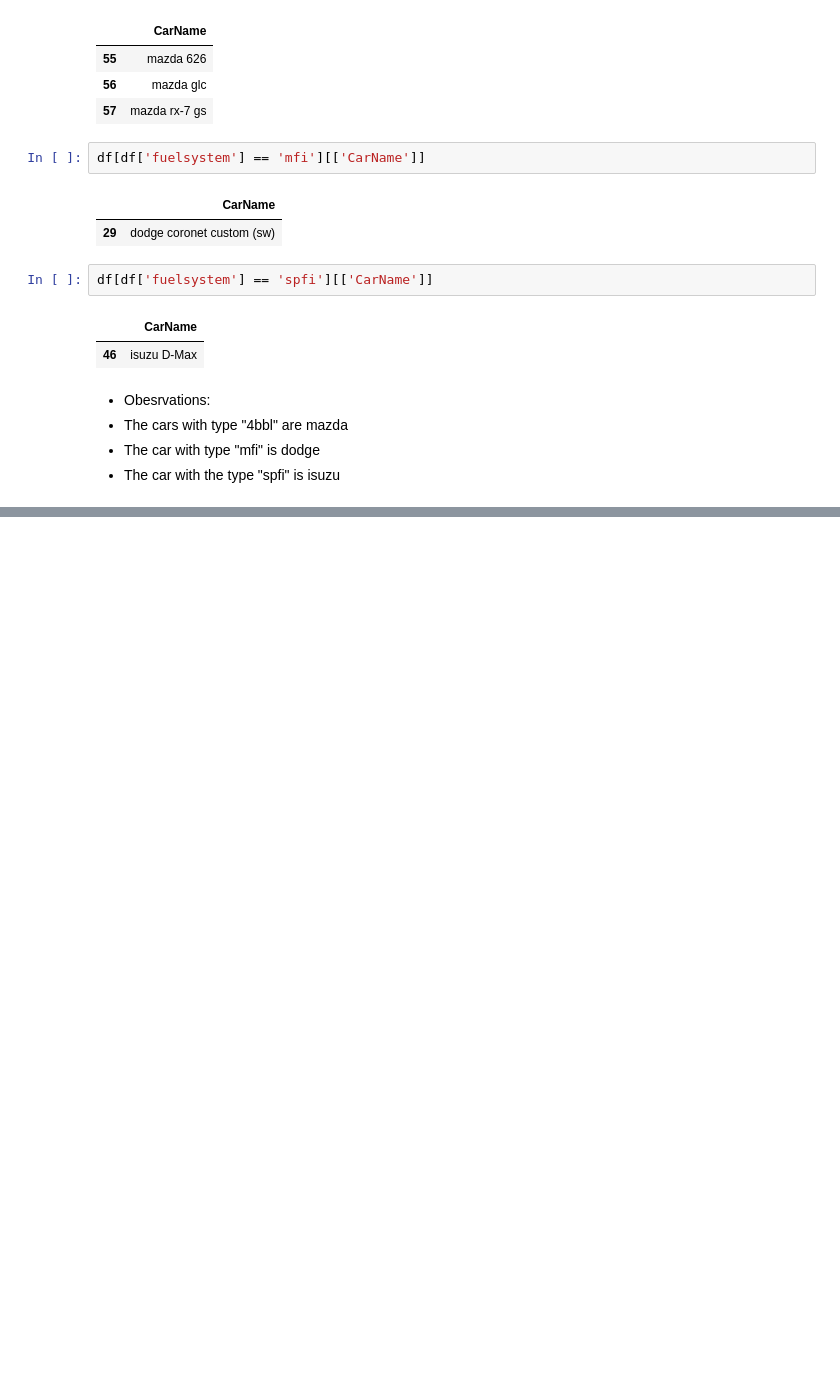
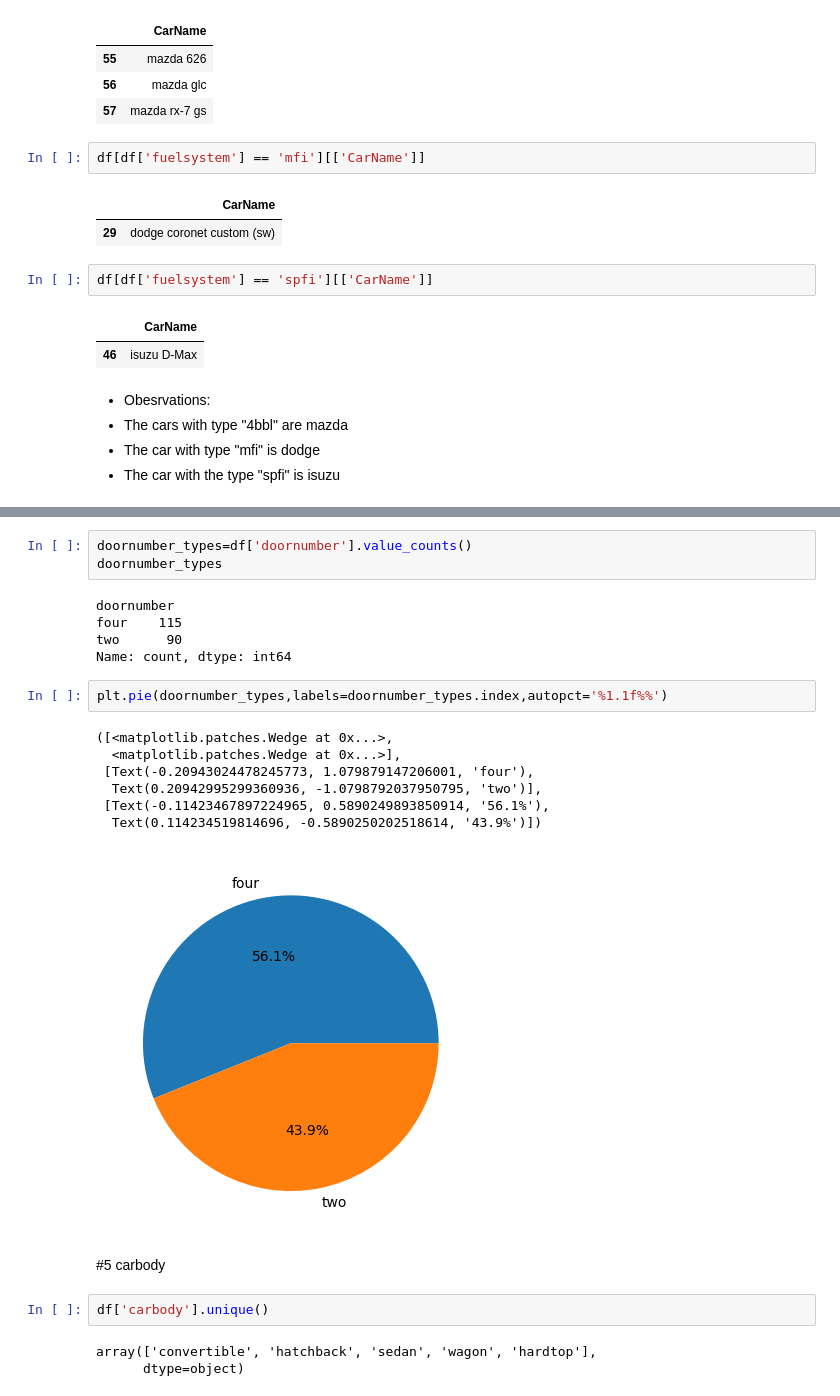
Before and after one commit to osayed159/DS_showcase, a Jupyter notebook: Car_Prices/notebooks/eda_car_price.ipynb, the cells around one changed output, grey strips where cells are left out. Saved outputs shown, nothing was run; the diff lists cells and outputs as text; blank space fills up the shorter version.

```diff
--- a/Car_Prices/notebooks/eda_car_price.ipynb
+++ b/Car_Prices/notebooks/eda_car_price.ipynb
@@ -139,0 +168,25 @@ df[df['fuelsystem'] == 'spfi'][['CarName']]
+# %%
+doornumber_types=df['doornumber'].value_counts()
+doornumber_types
+# %% [output]
+doornumber
+four    115
+two      90
+Name: count, dtype: int64
+# %%
+plt.pie(doornumber_types,labels=doornumber_types.index,autopct='%1.1f%%')
+# %% [output]
+([<matplotlib.patches.Wedge at 0x...>,
+  <matplotlib.patches.Wedge at 0x...>],
+ [Text(-0.20943024478245773, 1.079879147206001, 'four'),
+  Text(0.20942995299360936, -1.0798792037950795, 'two')],
+ [Text(-0.11423467897224965, 0.5890249893850914, '56.1%'),
+  Text(0.114234519814696, -0.5890250202518614, '43.9%')])
+[figure, added]
+# %% [markdown]
+#5 carbody
+# %%
+df['carbody'].unique()
+# %% [output]
+array(['convertible', 'hatchback', 'sedan', 'wagon', 'hardtop'],
+      dtype=object)
```
Also changed, not shown: parts of 22 cells of this notebook.
